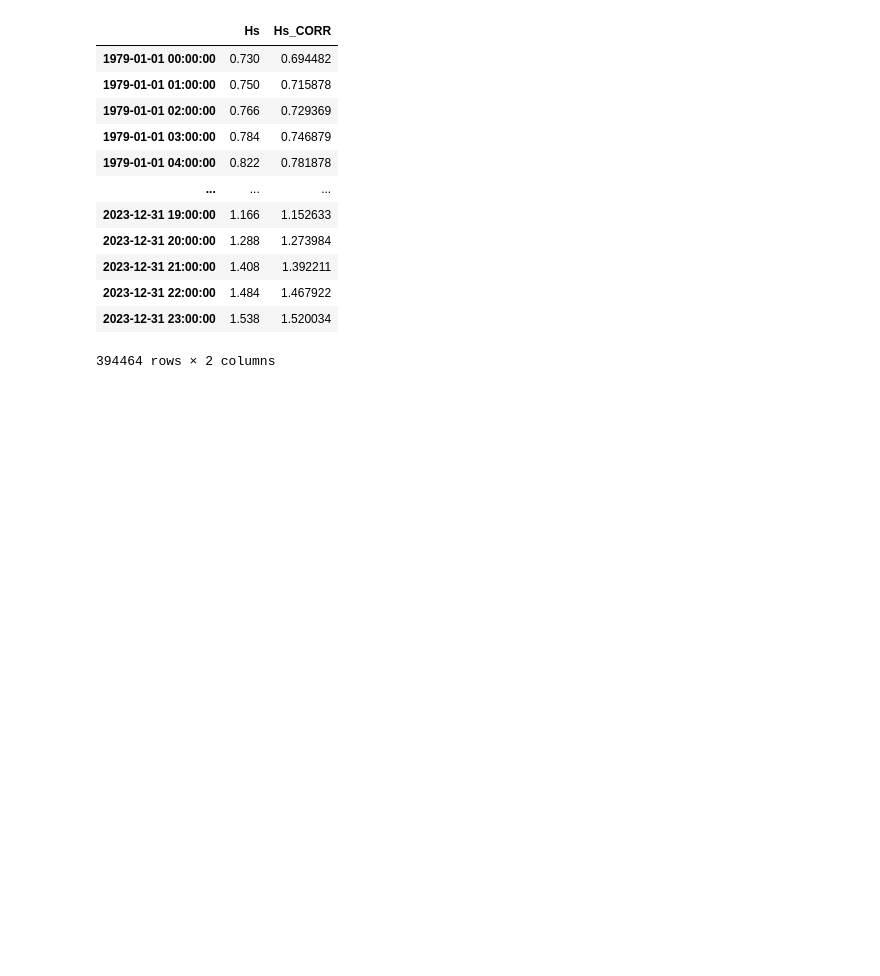
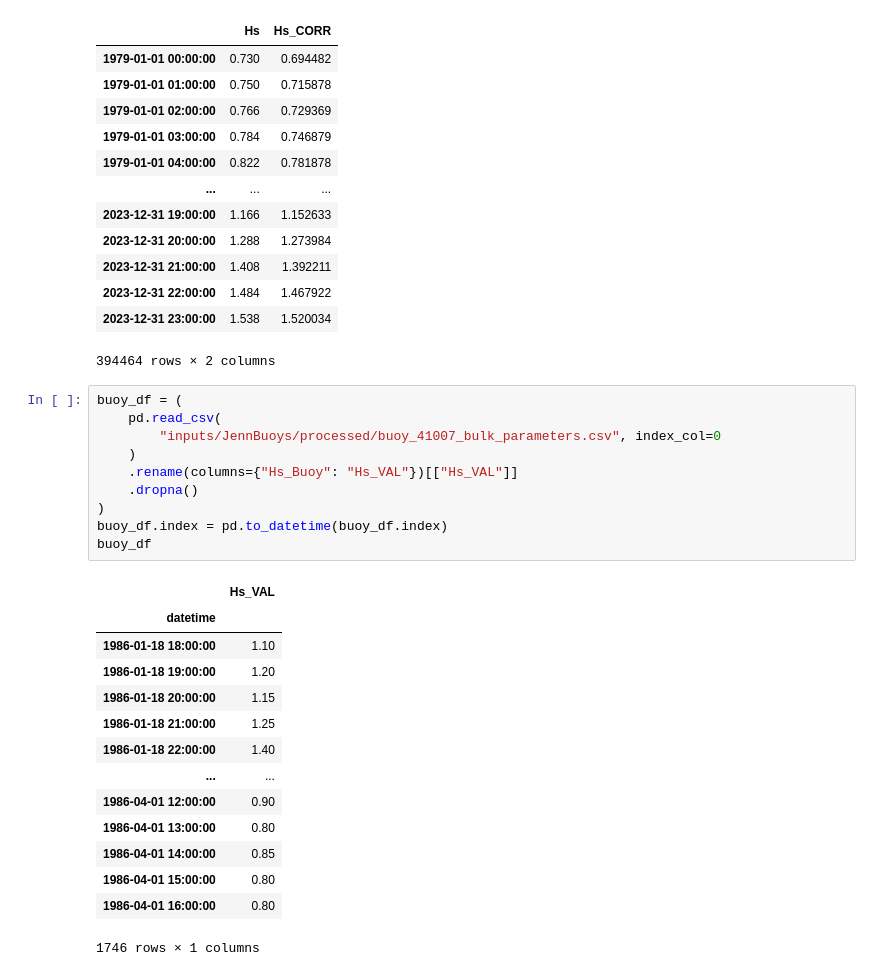
Before and after one commit to GeoOcean/HyGloW, a Jupyter notebook: NorthCarolina/00_Calibration_with_Satellite.ipynb, the cells around one changed output. Cells and saved outputs as stored; diff of their text form; blank space fills up the shorter version.

```diff
--- a/NorthCarolina/00_Calibration_with_Satellite.ipynb
+++ b/NorthCarolina/00_Calibration_with_Satellite.ipynb
@@ -164,3 +164,28 @@ corrected_whacs
 | 2023-12-31 22:00:00 | 1.484 | 1.467922 |
 | 2023-12-31 23:00:00 | 1.538 | 1.520034 |
 394464 rows × 2 columns
+# %%
+buoy_df = (
+    pd.read_csv(
+        "inputs/JennBuoys/processed/buoy_41007_bulk_parameters.csv", index_col=0
+    )
+    .rename(columns={"Hs_Buoy": "Hs_VAL"})[["Hs_VAL"]]
+    .dropna()
+)
+buoy_df.index = pd.to_datetime(buoy_df.index)
+buoy_df
+# %% [output]
+|  | Hs_VAL |
+| datetime |  |
+| 1986-01-18 18:00:00 | 1.10 |
+| 1986-01-18 19:00:00 | 1.20 |
+| 1986-01-18 20:00:00 | 1.15 |
+| 1986-01-18 21:00:00 | 1.25 |
+| 1986-01-18 22:00:00 | 1.40 |
+| ... | ... |
+| 1986-04-01 12:00:00 | 0.90 |
+| 1986-04-01 13:00:00 | 0.80 |
+| 1986-04-01 14:00:00 | 0.85 |
+| 1986-04-01 15:00:00 | 0.80 |
+| 1986-04-01 16:00:00 | 0.80 |
+1746 rows × 1 columns
```
Also changed, not shown: parts of 1 cell of this notebook, 4 other files.
